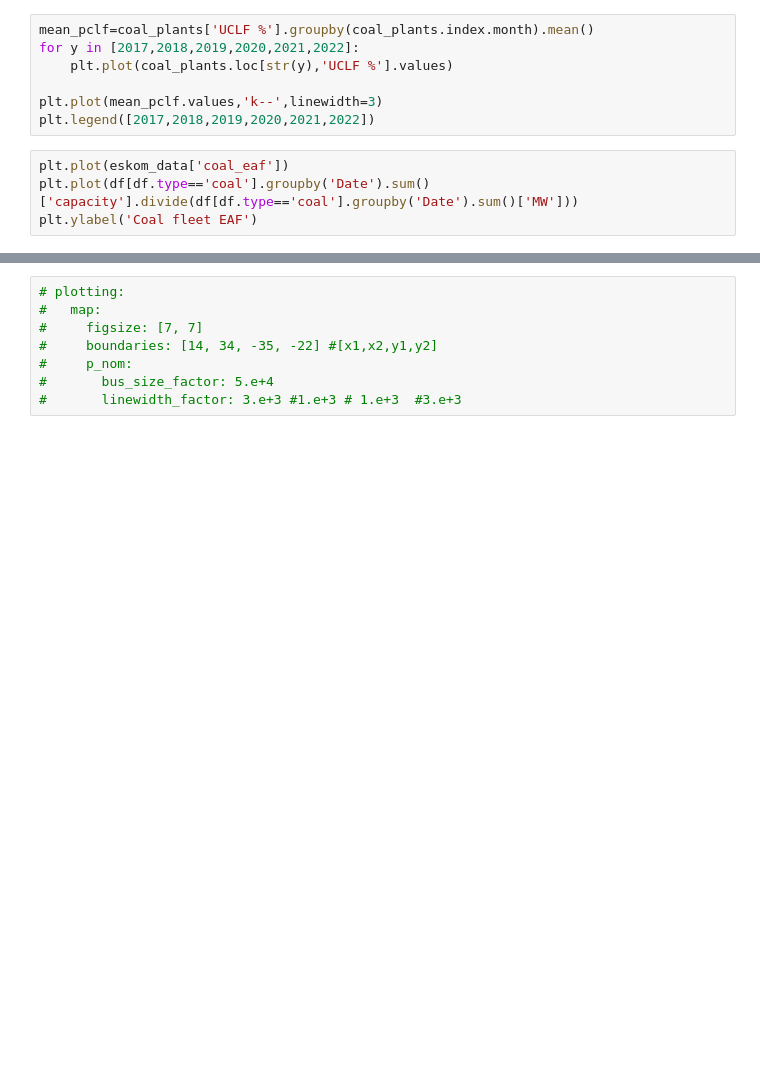
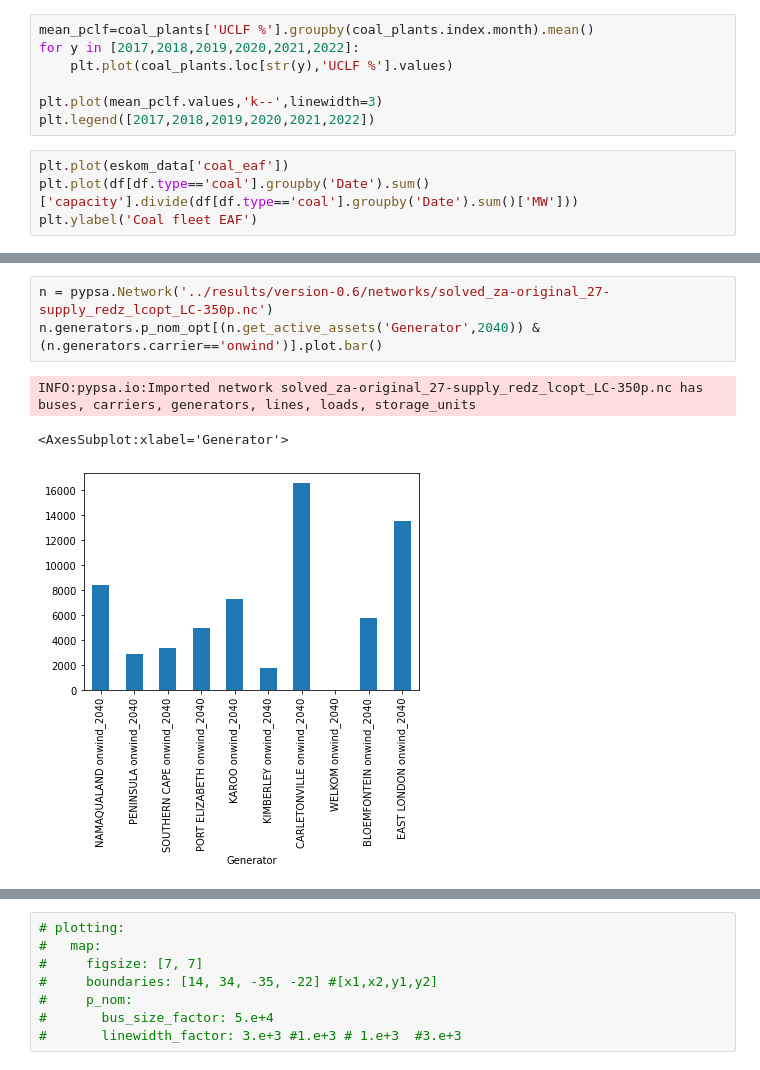
Before and after one commit to PyPSA/pypsa-za, a Jupyter notebook: notebooks/general_playground.ipynb, the cells around one changed output, grey strips where cells are left out. Saved outputs shown, nothing was run; the diff lists cells and outputs as text; blank space fills up the shorter version.

```diff
--- a/notebooks/general_playground.ipynb
+++ b/notebooks/general_playground.ipynb
@@ -84,0 +88,7 @@ INFO:pypsa.io:Imported network solved_za-original_10-supply_redz_lcopt_Co2L.nc h
+# %%
+n = pypsa.Network('../results/version-0.6/networks/solved_za-original_27-supply_redz_lcopt_LC-350p.nc')
+n.generators.p_nom_opt[(n.get_active_assets('Generator',2040)) & (n.generators.carrier=='onwind')].plot.bar()
+# %% [output]
+INFO:pypsa.io:Imported network solved_za-original_27-supply_redz_lcopt_LC-350p.nc has buses, carriers, generators, lines, loads, storage_units
+<AxesSubplot:xlabel='Generator'>
+[figure, added]
```
Also changed, not shown: parts of 2 cells of this notebook, 7 other files.
